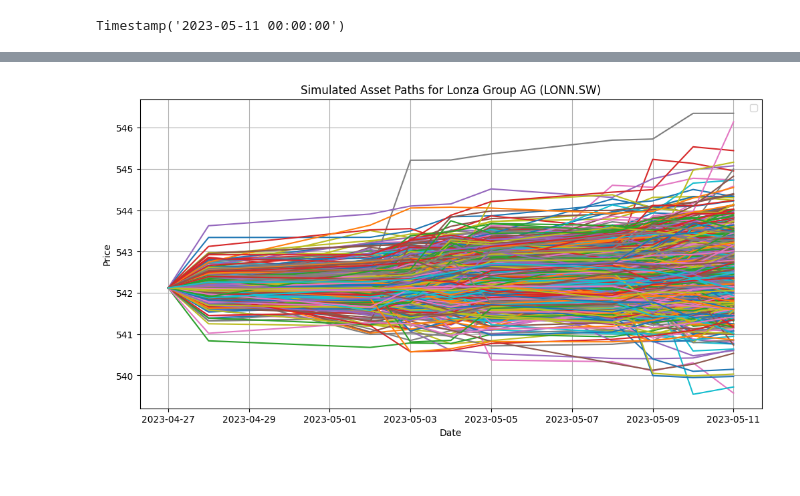
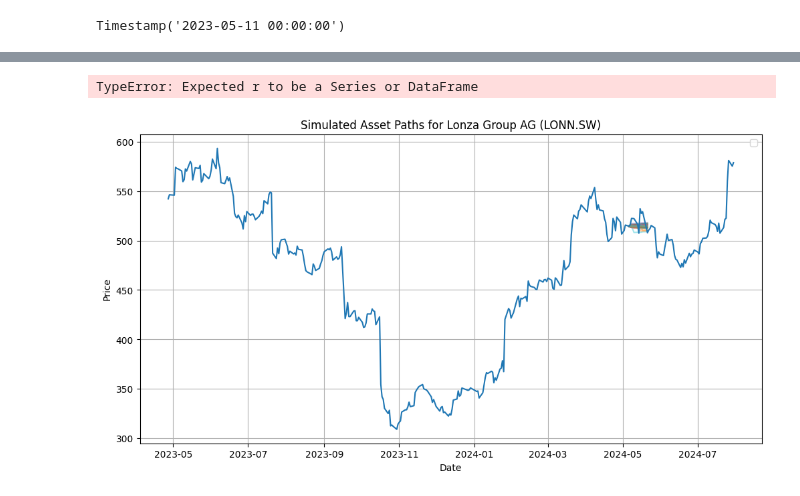
Before and after one commit to weiyuanoh/MH4518, a Jupyter notebook: WY/Model Notebooks/VAR.ipynb, the cells around one changed output, grey strips where cells are left out. Drawn from its saved outputs; the diff is of its cells as text; code cells hidden in the pictures.

```diff
--- a/WY/Model Notebooks/VAR.ipynb
+++ b/WY/Model Notebooks/VAR.ipynb
@@ -340,5 +348,10 @@ def sim_asset_t_dist(fdos, nsims, data):
             drift_lonza + vol_vector[0] * lonza_Z[t - 1]
         )
 
+        # Update Sika prices
+        sika_paths[t] = sika_paths[t - 1] * np.exp(
+            drift_sika + vol_vector[0] *
+        )
+
 
     return lonza_paths, sika_paths, date_list
@@ -346,0 +383,7 @@ lonza_paths, sika_paths, date_list = sim_asset_t_dist(fdos = cs.initial_fixing_d
+# %%
+lonza_paths, sika_paths, date_list = sim_asset_t_dist(fdos = var_date_start_date_list[0], nsims = 1000, data = data)
+var_end_date = add_h_business_days(var_date_start_date_list[0], 10)
+var_fdos_date_list = dates.get_list_dates(var_date_start_date_list[0], var_end_date)
+sika_paths = pd.DataFrame(sika_paths)
+sika_paths.index = var_fdos_date_list
+var_historic(sika_paths, 5)
@@ -346,0 +418,20 @@ lonza_paths, sika_paths, date_list = sim_asset_t_dist(fdos = cs.initial_fixing_d
+# %%
+var_value_list_5_lonza = []
+var_value_list_5_sike = []
+for fdos in var_date_start_date_list:
+    lonza_paths, sika_paths, date_list = sim_asset_t_dist(fdos = fdos, nsims = 1000, data = data)
+    var_end_date = add_h_business_days(fdos, 10)
+    var_fdos_date_list = dates.get_list_dates(fdos, var_end_date)
+    lonza_paths = pd.DataFrame(lonza_paths)
+    lonza_paths.index = var_fdos_date_list
+    sika_paths = pd.DataFrame(sika_paths)
+    sika_paths.index = var_fdos_date_list
+
+
+    # calculate VAR for specified FDOS
+    lonza_var = var_historic(lonza_paths, 5)
+    sika_var = var_historic(sika_paths, 5)
+
+    #update list
+    var_value_list_5_lonza.append(lonza_var)
+    var_value_list_5_sike.append(sika_var)
@@ -346,0 +458,3 @@ lonza_paths, sika_paths, date_list = sim_asset_t_dist(fdos = cs.initial_fixing_d
+# %%
+lonza_paths = pd.DataFrame(lonza_paths)
+lonza_paths.index =
@@ -347,16 +499,21 @@ lonza_paths, sika_paths, date_list = sim_asset_t_dist(fdos = cs.initial_fixing_d
+# %%
+var_historic(lonza_paths, level= 5)
+# %% [output]
+TypeError: Expected r to be a Series or DataFrame
 # %%
 import matplotlib.pyplot as plt
 
 # Select a subset of simulations to plot (e.g., first 10)
 num_plots = 1000
 plt.figure(figsize=(12, 6))
 for i in range(num_plots):
-    plt.plot(date_list, lonza_paths[:, i])
+    plt.plot(date_list, lonza_paths[:, i], alpha =0.4)
+plt.plot(data['LONN.SW'])
 plt.title('Simulated Asset Paths for Lonza Group AG (LONN.SW)')
 plt.xlabel('Date')
 plt.ylabel('Price')
 plt.legend()
 plt.grid(True)
 plt.show()
 # %% [output]
-[figure, old version]
+[figure, new version]
```
Also changed, not shown: parts of 10 cells of this notebook.
